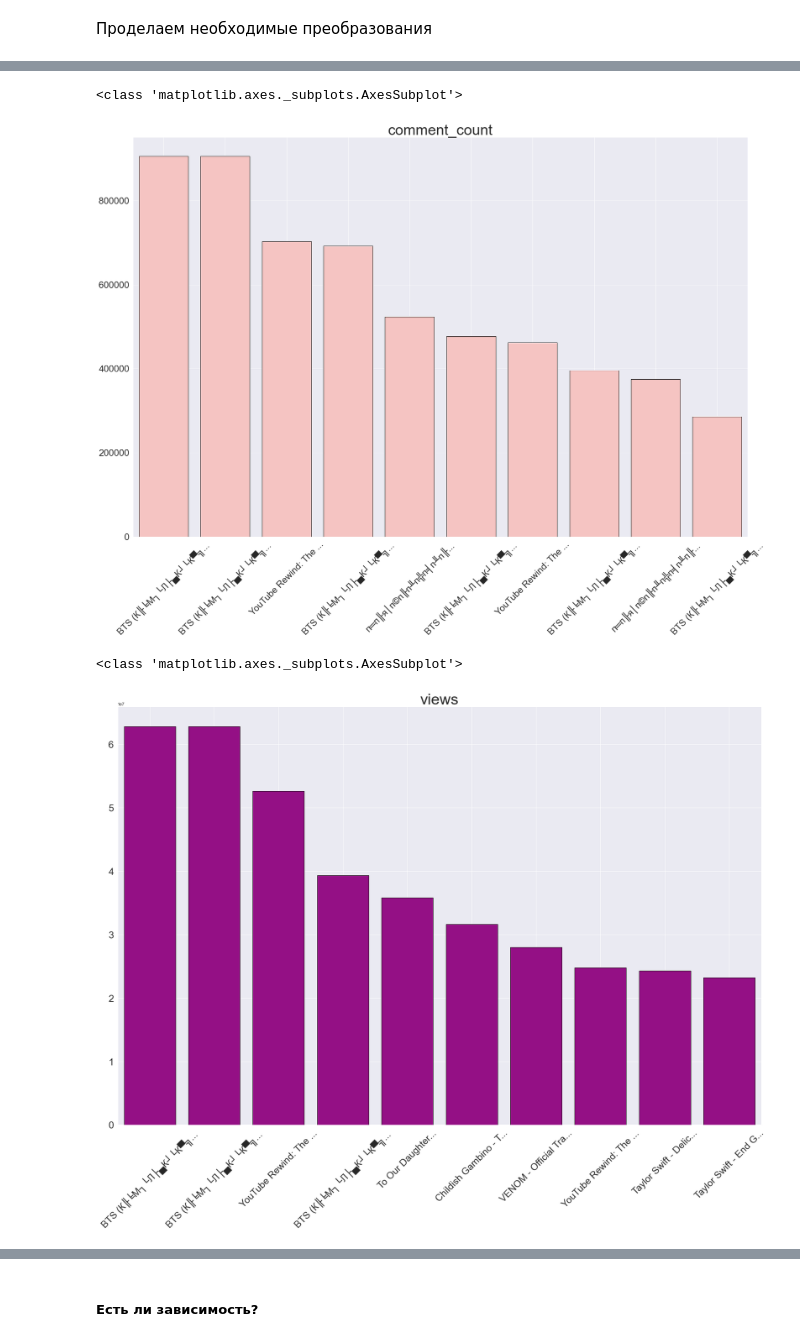
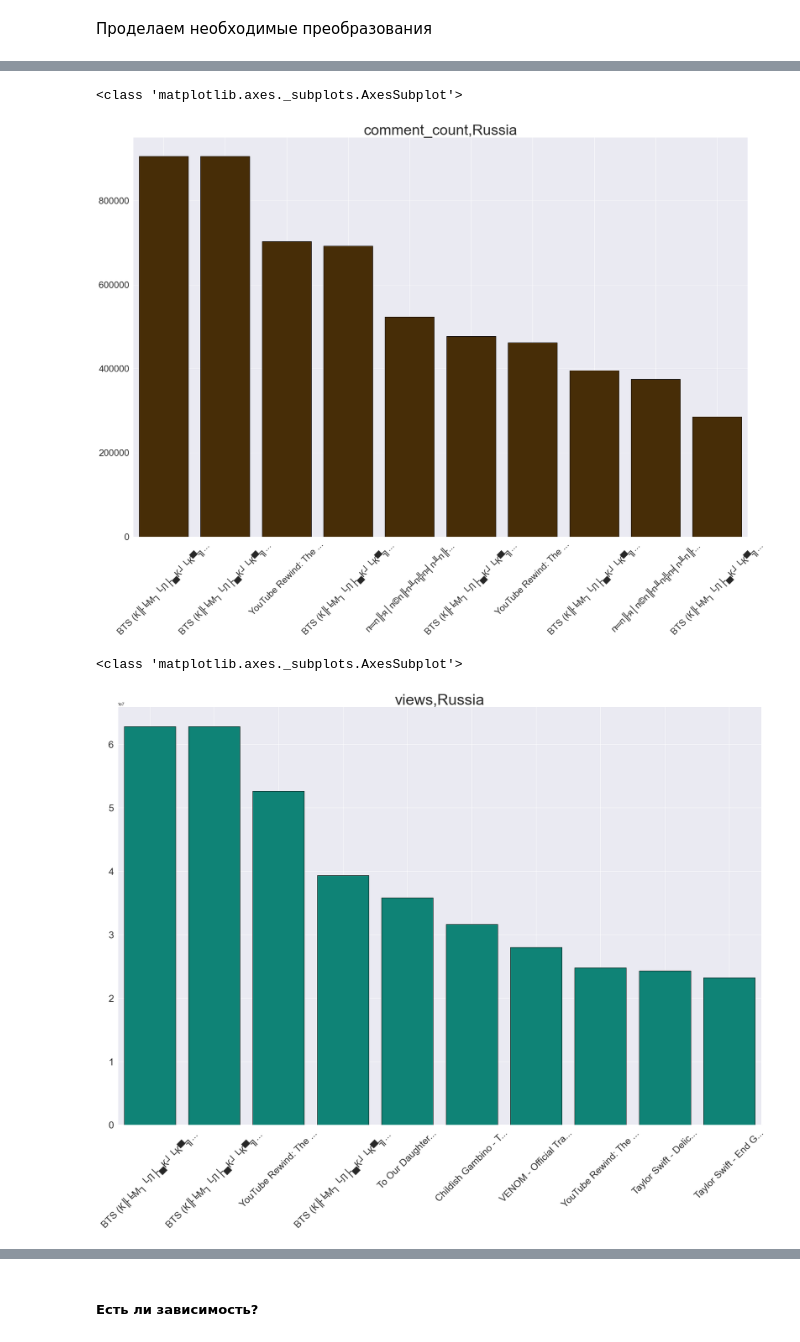
Before and after one commit to YSDA-NN-ML/ML-lab-0, a Jupyter notebook: Oganyan_lab1.ipynb, the cells around one changed output, grey strips where cells are left out. Cells and saved outputs as stored; diff of their text form; code cells hidden in the pictures.

```diff
--- a/Oganyan_lab1.ipynb
+++ b/Oganyan_lab1.ipynb
@@ -463,5 +406,5 @@ data_no_duplicates.sort_values('likes', ascending = False).head(7)
 # %%
-def visualize_for_video(my_df, column, num=10): # getting the top 10 videos by default
+def visualize_for_video(my_df, column, name, num=10): # getting the top 10 videos by default
     sorted_df = []
     sorted_df = my_df.sort_values(column, ascending=False).iloc[:num]
 
@@ -476,7 +419,7 @@ def visualize_for_video(my_df, column, num=10): # getting the top 10 videos by d
 
     ax.set_xticklabels(labels, rotation=45, fontsize=25)
     ax.bar(index,sorted_df[column],color = (random.random(), random.random(), random.random()), edgecolor='black')
-    ax.set_title(column, fontsize =40)
+    ax.set_title(column + ',' + name, fontsize =40)
 
     plt.show()
 # %%
@@ -525,11 +468,11 @@ visualize_for_video(data_RU, 'likes')
 # %%
-visualize_for_video(data_RU, 'comment_count')
+visualize_for_video(data_RU, 'comment_count', 'Russia')
 # %% [output]
 <class 'matplotlib.axes._subplots.AxesSubplot'>
-[figure, old version]
+[figure, new version]
 # %%
-visualize_for_video(data_RU, 'views')
+visualize_for_video(data_RU, 'views', 'Russia')
 # %% [output]
 <class 'matplotlib.axes._subplots.AxesSubplot'>
-[figure, old version]
+[figure, new version]
 # %%
```
Also changed, not shown: parts of 59 cells of this notebook.
